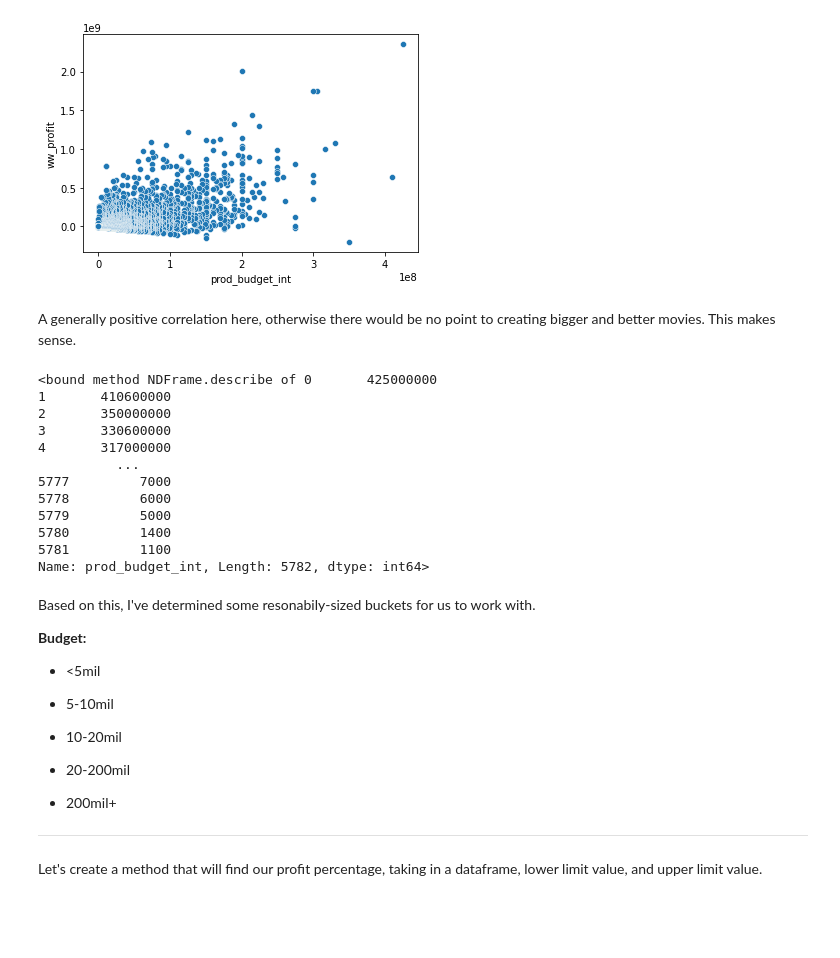
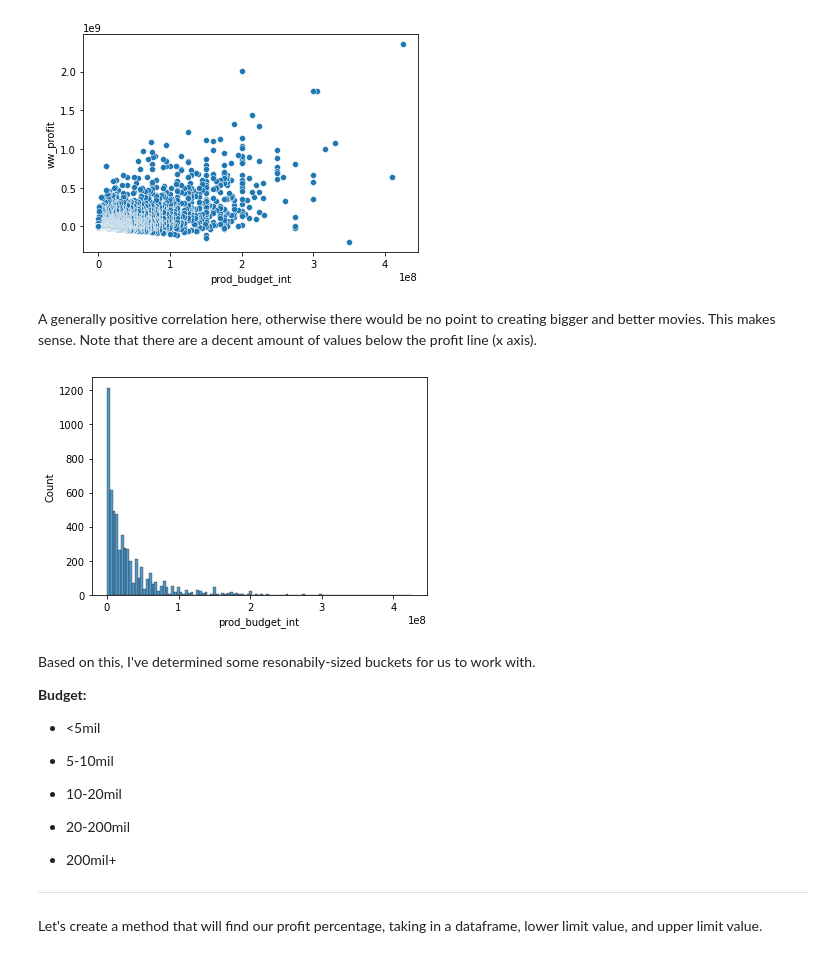
Before and after one commit to ewehmueller/movie-analysis, a Jupyter notebook: movie-analysis.ipynb, the cells around one changed output. Saved outputs shown, nothing was run; the diff lists cells and outputs as text; code cells hidden in the pictures; blank space fills up the shorter version.

```diff
--- a/movie-analysis.ipynb
+++ b/movie-analysis.ipynb
@@ -372,23 +375,11 @@ sns.scatterplot(data=df_tn, x="prod_budget_int", y="ww_profit");
 # %% [output]
 [figure]
 # %% [markdown]
-A generally positive correlation here, otherwise there would be no point to creating bigger and better movies. This makes sense.
+A generally positive correlation here, otherwise there would be no point to creating bigger and better movies. This makes sense. Note that there are a decent amount of values below the profit line (x axis).
 # %%
-df_tn.prod_budget_int.describe
-#sns.histplot(data=df_tn, x="prod_budget_int")
+sns.histplot(data=df_tn, x="prod_budget_int");
 # %% [output]
-<bound method NDFrame.describe of 0       425000000
-1       410600000
-2       350000000
-3       330600000
-4       317000000
-          ...
-5777         7000
-5778         6000
-5779         5000
-5780         1400
-5781         1100
-Name: prod_budget_int, Length: 5782, dtype: int64>
+[figure, added]
 # %% [markdown]
 Based on this, I've determined some resonabily-sized buckets for us to work with.
 
```
Also changed, not shown: parts of 5 cells of this notebook.
